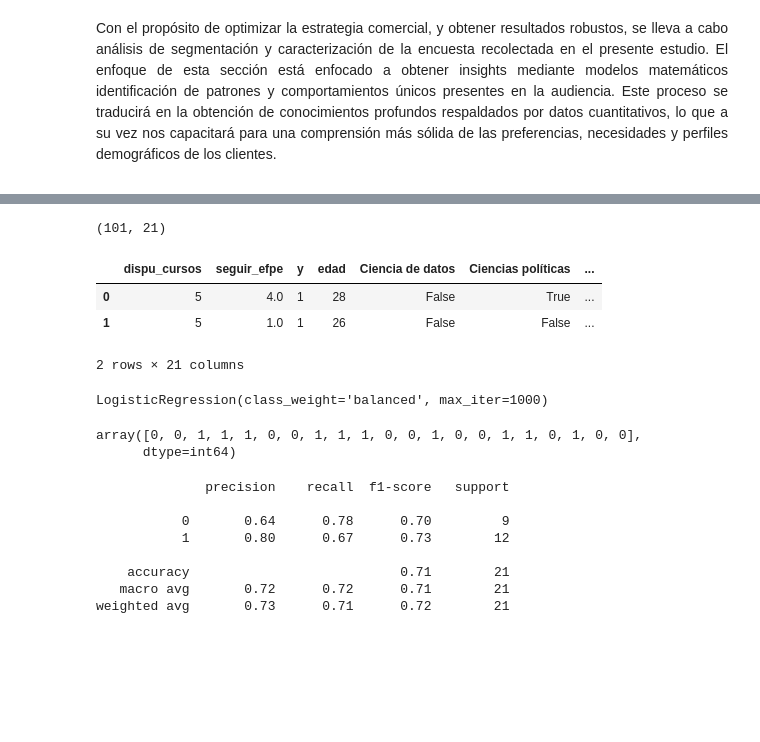
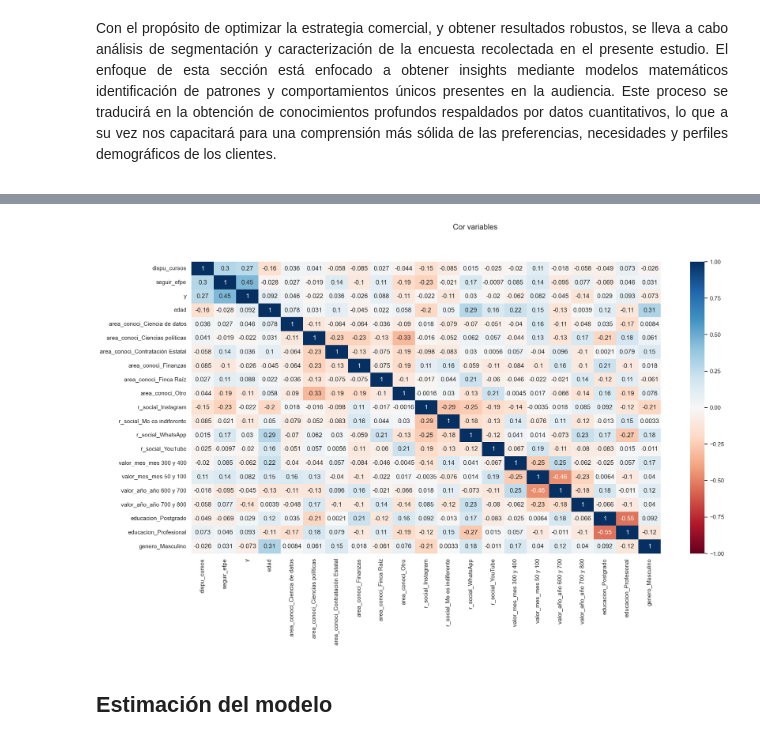
Before and after one commit to antoniomedina99/EFPE_analisis_data_recolectada, a Jupyter notebook: Notebook/model.ipynb, the cells around one changed output, grey strips where cells are left out. Cells and saved outputs as stored; diff of their text form; code cells hidden in the pictures; blank space fills up the shorter version.

Commit message:
adelanto de modelo

```diff
--- a/Notebook/model.ipynb
+++ b/Notebook/model.ipynb
@@ -62,16 +45,0 @@ data.head(3)
-# %%
-# Transfromar variable objetivo
-
-# remplazar nan como 1
-data['seguir_efpe'] = data['seguir_efpe'].fillna(1)
-
-# tomar los valores nan de la variable objetivo como Baja
-data['y'] = data['y'].fillna('Baja')
-# tomar los valores nan de la variable objetivo como Baja
-data['y'] = data['y'].fillna('Baja')
-
-# 1 si la probabilidad es alta en adquirir la subscription o si no
-data['y'].replace({'Alta':1, 'Media':0, 'Baja':0}, inplace = True)
-
-# convertir a in variable pago maximo mes
-data['valor_mes'].replace({'Entre 100 y 200 mil pesos':1, 'Media':0, 'Baja':0}, inplace = True)
@@ -84,25 +46,16 @@ data.head(2)
-# %%
-# Crear variable dummys
-
-area_conoci = pd.get_dummies(data['area_conoci'], drop_first= True)
-r_social = pd.get_dummies(data['r_social'], drop_first= True)
-valor_mes = pd.get_dummies(data['valor_mes'], drop_first= True)
-valor_año = pd.get_dummies(data['valor_año'], drop_first= True)
-educacion = pd.get_dummies(data['educacion'], drop_first= True)
-genero = pd.get_dummies(data['genero'], drop_first= True)
-
-data.drop( [
-    'area_conoci', 'r_social', 'valor_mes', 'valor_año', 'educacion', 'genero'
-    ], axis= 1, inplace= True)
-
-# mostar data transformada
-data =pd.concat([ data, area_conoci, r_social, valor_mes, valor_año, educacion, genero  ], axis= 1)
-print(data.shape)
-data.head(2)
-# %% [output]
-(101, 21)
-|  | dispu_cursos | seguir_efpe | y | edad | Ciencia de datos | Ciencias políticas | ... |
-| 0 | 5 | 4.0 | 1 | 28 | False | True | ... |
-| 1 | 5 | 1.0 | 1 | 26 | False | False | ... |
-2 rows × 21 columns
+# %%
+# correlación entre variables
+plt.figure(figsize=(20,10))
+sns.heatmap(
+    data.corr(),
+    annot= True,
+    cmap = "RdBu",
+    vmax= 1,
+    vmin= -1)
+plt.suptitle('Cor variables')
+plt.show()
+# %% [output]
+[figure, added]
+# %% [markdown]
+## Estimación del modelo
 # %%
@@ -112,25 +64,0 @@ X = data.drop(['y'], axis= 1)
-# %%
-X_train, X_test, y_train, y_test = train_test_split(X,y, test_size= 0.2, random_state=99)
-modelo = LogisticRegression(class_weight= "balanced", max_iter=1000)
-modelo.fit(X_train, y_train)
-# %% [output]
-LogisticRegression(class_weight='balanced', max_iter=1000)
-# %%
-# si no se define queda de .5
-prediccion_modelo = modelo.predict(X_test)
-prediccion_modelo
-# %% [output]
-array([0, 0, 1, 1, 1, 0, 0, 1, 1, 1, 0, 0, 1, 0, 0, 1, 1, 0, 1, 0, 0],
-      dtype=int64)
-# %%
-# Evaluar modelo
-print( classification_report(y_test, prediccion_modelo))
-# %% [output]
-              precision    recall  f1-score   support
-
-           0       0.64      0.78      0.70         9
-           1       0.80      0.67      0.73        12
-
-    accuracy                           0.71        21
-   macro avg       0.72      0.72      0.71        21
-weighted avg       0.73      0.71      0.72        21
```
Also changed, not shown: parts of 25 cells of this notebook, 4 other files.
